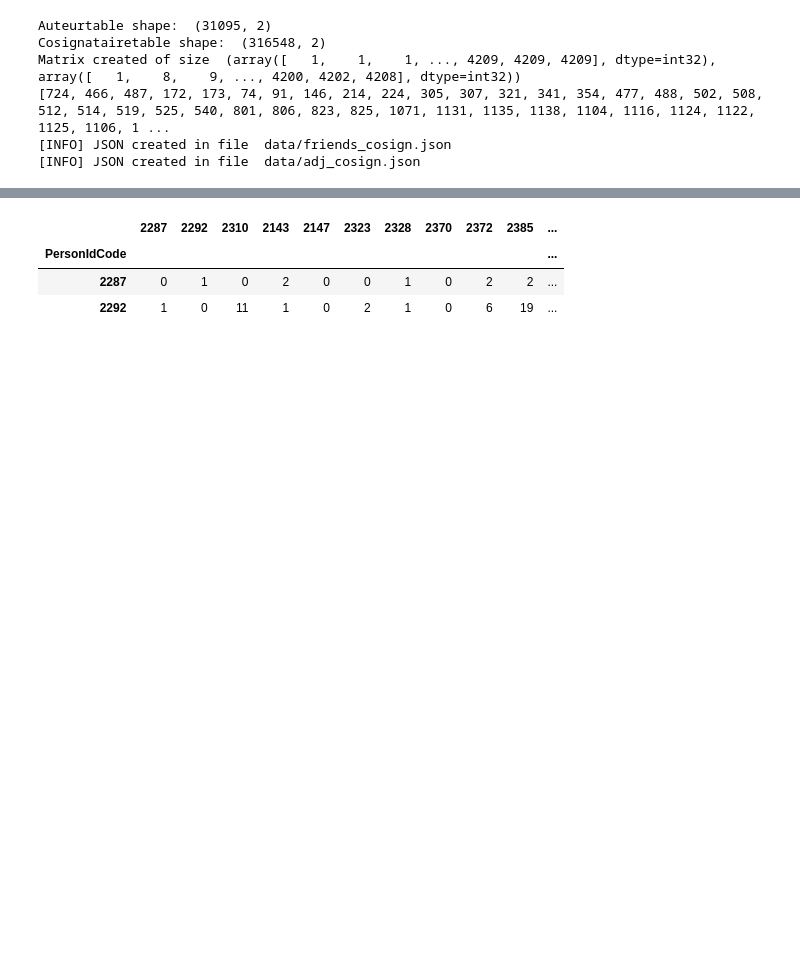
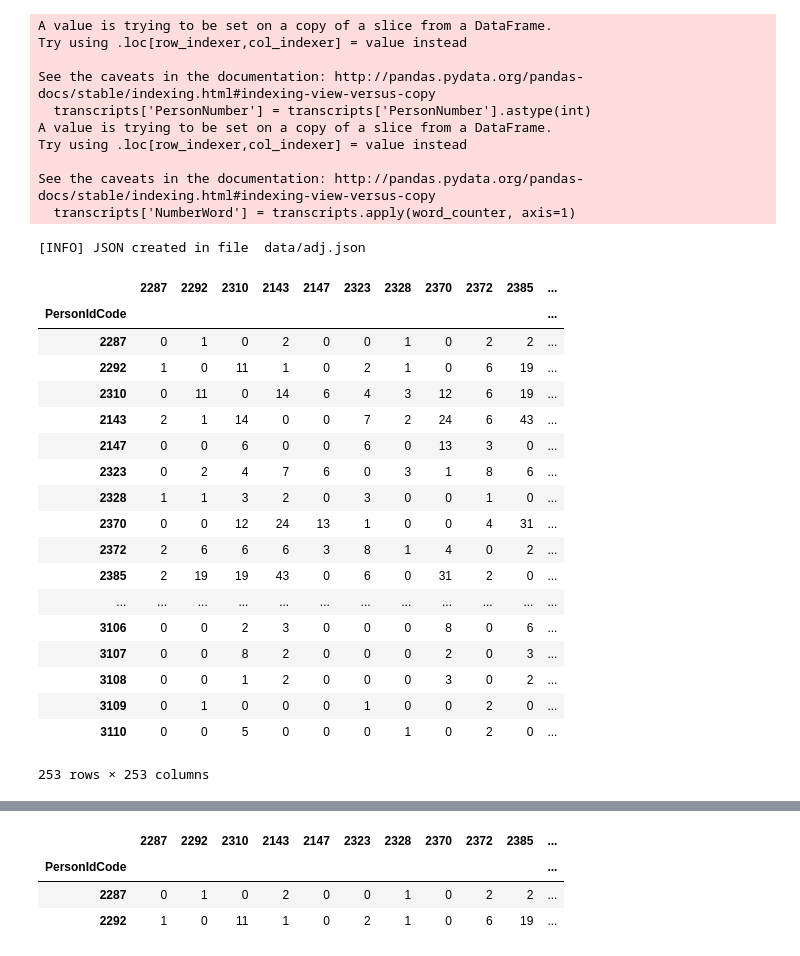
Before and after one commit to jmuth/parliament-viz.ch, a Jupyter notebook: scraping/Tables_examples.ipynb, the cells around one changed output, grey strips where cells are left out. Saved outputs shown, nothing was run; the diff lists cells and outputs as text; code cells hidden in the pictures; blank space fills up the shorter version.

Commit message:
[UPD] tables.py finished, new intervention data for viz

```diff
--- a/scraping/Tables_examples.ipynb
+++ b/scraping/Tables_examples.ipynb
@@ -16,11 +16,35 @@ from tables import *
 pd.set_option('display.max_columns', 100)
 # %%
 table = Tables()
-table.cosigner()
+table.adj_interventions()
 # %% [output]
-Auteurtable shape:  (31095, 2)
-Cosignatairetable shape:  (316548, 2)
-Matrix created of size  (array([   1,    1,    1, ..., 4209, 4209, 4209], dtype=int32), array([   1,    8,    9, ..., 4200, 4202, 4208], dtype=int32))
-[724, 466, 487, 172, 173, 74, 91, 146, 214, 224, 305, 307, 321, 341, 354, 477, 488, 502, 508, 512, 514, 519, 525, 540, 801, 806, 823, 825, 1071, 1131, 1135, 1138, 1104, 1116, 1124, 1122, 1125, 1106, 1 ...
-[INFO] JSON created in file  data/friends_cosign.json
-[INFO] JSON created in file  data/adj_cosign.json
+A value is trying to be set on a copy of a slice from a DataFrame.
+Try using .loc[row_indexer,col_indexer] = value instead
+
+See the caveats in the documentation: http://pandas.pydata.org/pandas-docs/stable/indexing.html#indexing-view-versus-copy
+  transcripts['PersonNumber'] = transcripts['PersonNumber'].astype(int)
+A value is trying to be set on a copy of a slice from a DataFrame.
+Try using .loc[row_indexer,col_indexer] = value instead
+
+See the caveats in the documentation: http://pandas.pydata.org/pandas-docs/stable/indexing.html#indexing-view-versus-copy
+  transcripts['NumberWord'] = transcripts.apply(word_counter, axis=1)
+[INFO] JSON created in file  data/adj.json
+|  | 2287 | 2292 | 2310 | 2143 | 2147 | 2323 | 2328 | 2370 | 2372 | 2385 | ... |
+| PersonIdCode |  |  |  |  |  |  |  |  |  |  | ... |
+| 2287 | 0 | 1 | 0 | 2 | 0 | 0 | 1 | 0 | 2 | 2 | ... |
+| 2292 | 1 | 0 | 11 | 1 | 0 | 2 | 1 | 0 | 6 | 19 | ... |
+| 2310 | 0 | 11 | 0 | 14 | 6 | 4 | 3 | 12 | 6 | 19 | ... |
+| 2143 | 2 | 1 | 14 | 0 | 0 | 7 | 2 | 24 | 6 | 43 | ... |
+| 2147 | 0 | 0 | 6 | 0 | 0 | 6 | 0 | 13 | 3 | 0 | ... |
+| 2323 | 0 | 2 | 4 | 7 | 6 | 0 | 3 | 1 | 8 | 6 | ... |
+| 2328 | 1 | 1 | 3 | 2 | 0 | 3 | 0 | 0 | 1 | 0 | ... |
+| 2370 | 0 | 0 | 12 | 24 | 13 | 1 | 0 | 0 | 4 | 31 | ... |
+| 2372 | 2 | 6 | 6 | 6 | 3 | 8 | 1 | 4 | 0 | 2 | ... |
+| 2385 | 2 | 19 | 19 | 43 | 0 | 6 | 0 | 31 | 2 | 0 | ... |
+| ... | ... | ... | ... | ... | ... | ... | ... | ... | ... | ... | ... |
+| 3106 | 0 | 0 | 2 | 3 | 0 | 0 | 0 | 8 | 0 | 6 | ... |
+| 3107 | 0 | 0 | 8 | 2 | 0 | 0 | 0 | 2 | 0 | 3 | ... |
+| 3108 | 0 | 0 | 1 | 2 | 0 | 0 | 0 | 3 | 0 | 2 | ... |
+| 3109 | 0 | 1 | 0 | 0 | 0 | 1 | 0 | 0 | 2 | 0 | ... |
+| 3110 | 0 | 0 | 5 | 0 | 0 | 0 | 1 | 0 | 2 | 0 | ... |
+253 rows × 253 columns
```
Also changed, not shown: parts of 2 cells of this notebook, 1 other file.
